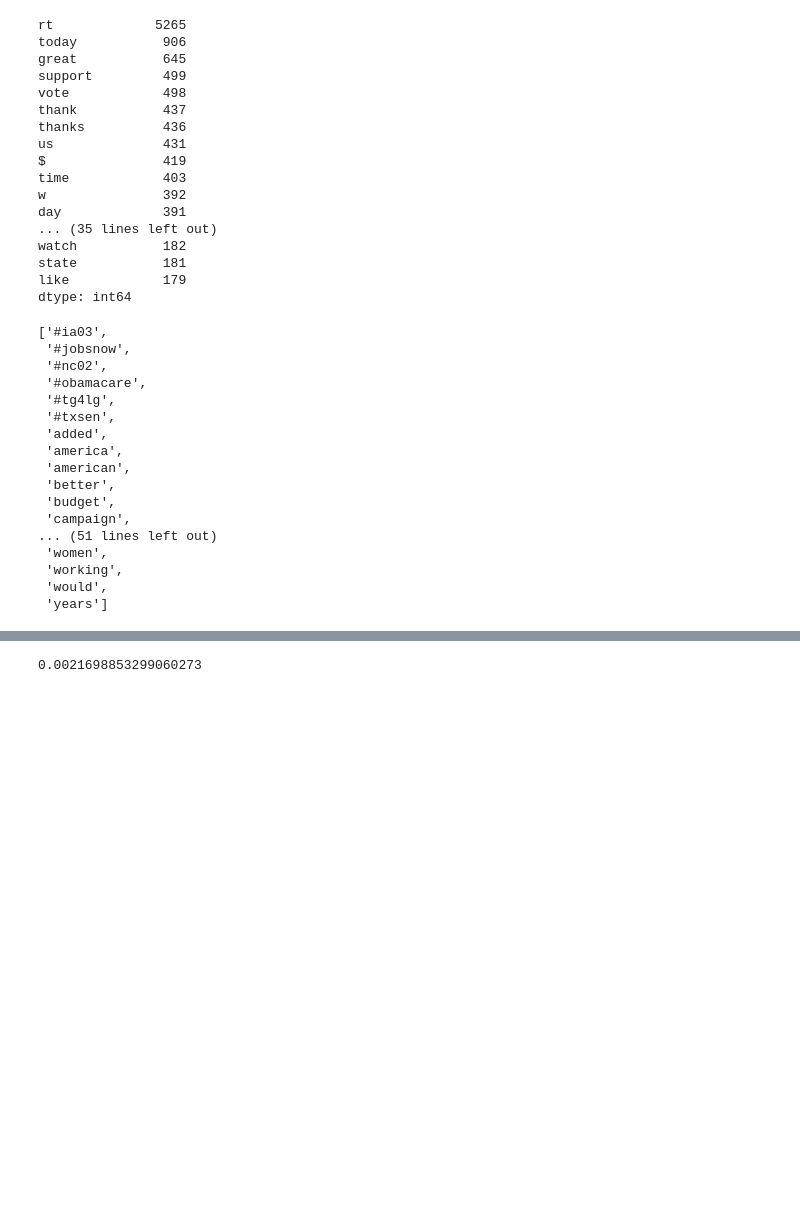
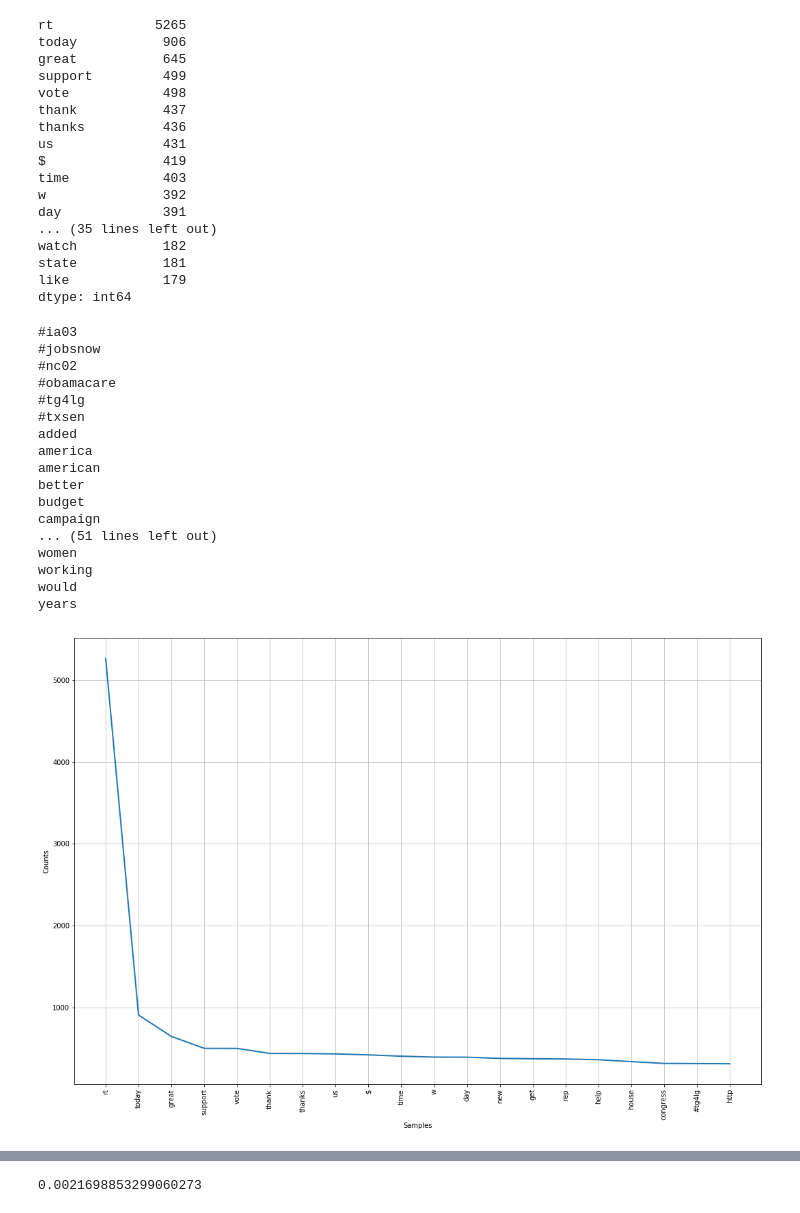
Before and after one commit to barlaensdoonn/ML310-final-project, a Jupyter notebook: notebooks/deletweet-deletion-times.ipynb, the cells around one changed output, grey strips where cells are left out. Drawn from its saved outputs; the diff is of its cells as text; code cells hidden in the pictures; blank space fills up the shorter version.

```diff
--- a/notebooks/deletweet-deletion-times.ipynb
+++ b/notebooks/deletweet-deletion-times.ipynb
@@ -168,7 +168,7 @@ tweet_tokenized = tknzr.tokenize(tweet_string)
 
 text = nltk.Text(tweet_tokenized)
 # %%
-# remove stopwords, punctuation, numbers
+# remove stopwords, punctuation
 stopwords = nltk.corpus.stopwords.words('english')
 punctuation_etc = ['.', ':', ',', '!', '"', '-', '…', '...', "’", '?', '/', "'", '(', ')', '“', '”', '&', '%']
 filtered = [w for w in tweet_tokenized if w.lower() not in stopwords]
@@ -176,7 +176,7 @@ filtered = [w for w in filtered if w.lower() not in punctuation_etc]
 
 processed = []
 
-# removing numbers from the text results in roughly 1,000 less unique words
+# remove numbers
 for i in range(len(filtered)):
     try:
         float(filtered[i])
@@ -184,6 +184,6 @@ for i in range(len(filtered)):
         processed.append(filtered[i])
 
 
-text_filtered = nltk.Text(processed)
+text_normalized = nltk.Text(processed)
 # %%
 # percentage of text remaining after normalizing
@@ -220,7 +220,7 @@ time; #betterknowachallenger #fl7; #colbertbump
 news; monday midnight
 # %%
 # most common words
-fdist = nltk.FreqDist(text_filtered)
+fdist = nltk.FreqDist(text_normalized)
 common = fdist.most_common(50)
 pandas.Series([common[i][1] for i in range(len(common))], index=[common[i][0] for i in range(len(common))])
 # %% [output]
@@ -243,22 +243,27 @@ like            179
 dtype: int64
 # %%
 # words longer than 4 characters occurring more than 100 times
-sorted(word for word in set(text) if len(word) > 4 and fdist[word] > 100)
+for frequent in sorted(word for word in set(text) if len(word) > 4 and fdist[word] > 100):
+    print(frequent)
 # %% [output]
-['#ia03',
- '#jobsnow',
- '#nc02',
- '#obamacare',
- '#tg4lg',
- '#txsen',
- 'added',
- 'america',
- 'american',
- 'better',
- 'budget',
- 'campaign',
+#ia03
+#jobsnow
+#nc02
+#obamacare
+#tg4lg
+#txsen
+added
+america
+american
+better
+budget
+campaign
 ... (51 lines left out)
- 'women',
- 'working',
- 'would',
- 'years']
+women
+working
+would
+years
+# %%
+fdist.plot(20)
+# %% [output]
+[figure, added]
```
Also changed, not shown: parts of 9 cells of this notebook.
